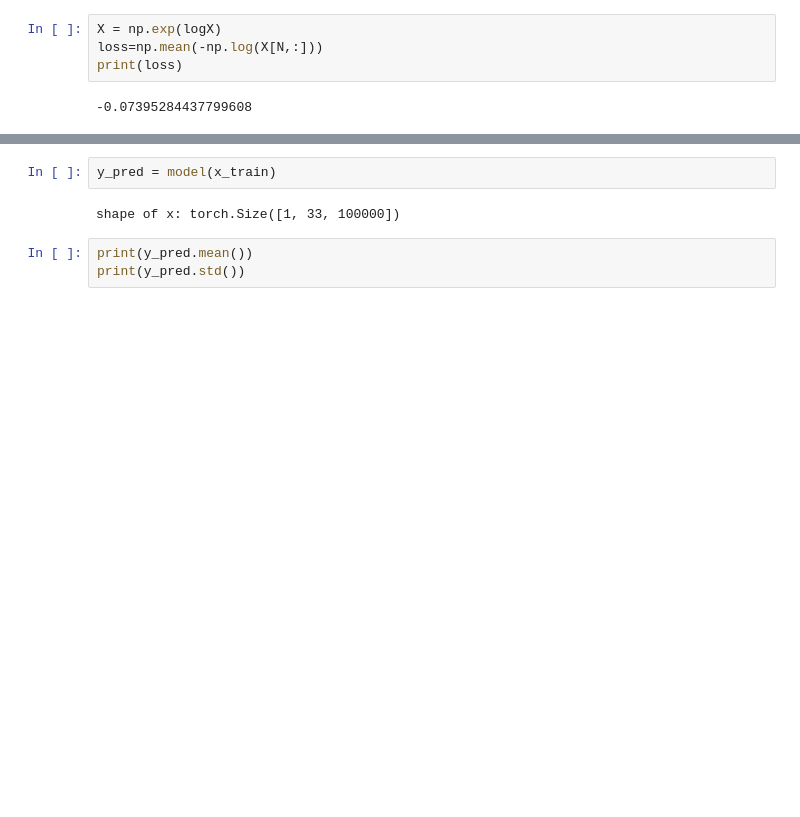
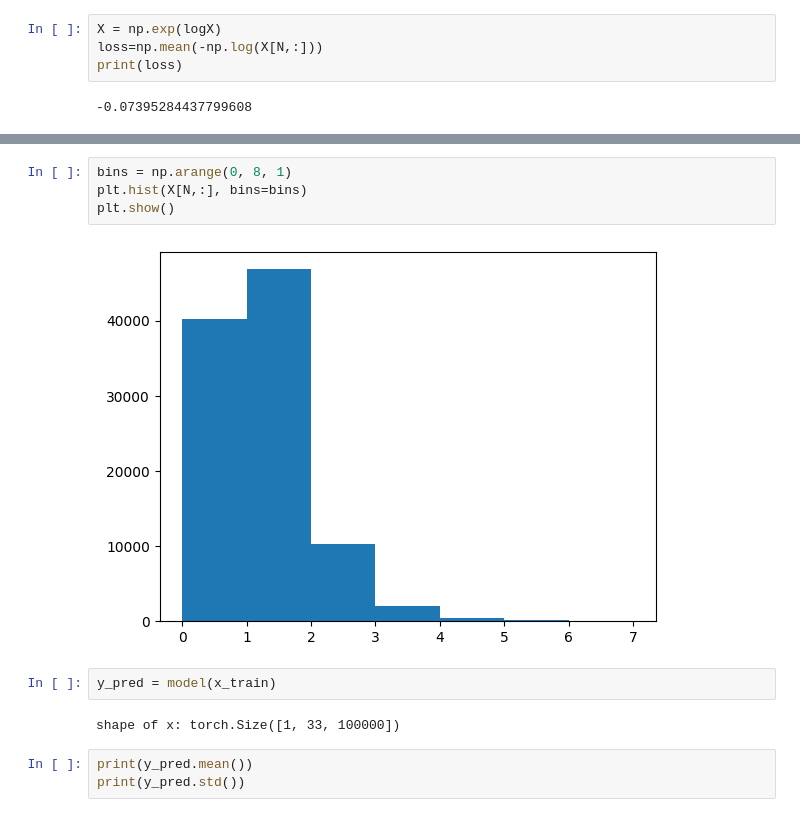
Before and after one commit to nhundo99/DeepFinance, a Jupyter notebook: project.ipynb, the cells around one changed output, grey strips where cells are left out. Cells and saved outputs as stored; diff of their text form; blank space fills up the shorter version.

```diff
--- a/project.ipynb
+++ b/project.ipynb
@@ -386,3 +383,9 @@ print(np.std(X[N,:]))
+# %%
+bins = np.arange(0, 8, 1)
+plt.hist(X[N,:], bins=bins)
+plt.show()
+# %% [output]
+[figure, added]
 # %%
 y_pred = model(x_train)
 # %% [output]
```
Also changed, not shown: parts of 10 cells of this notebook.
